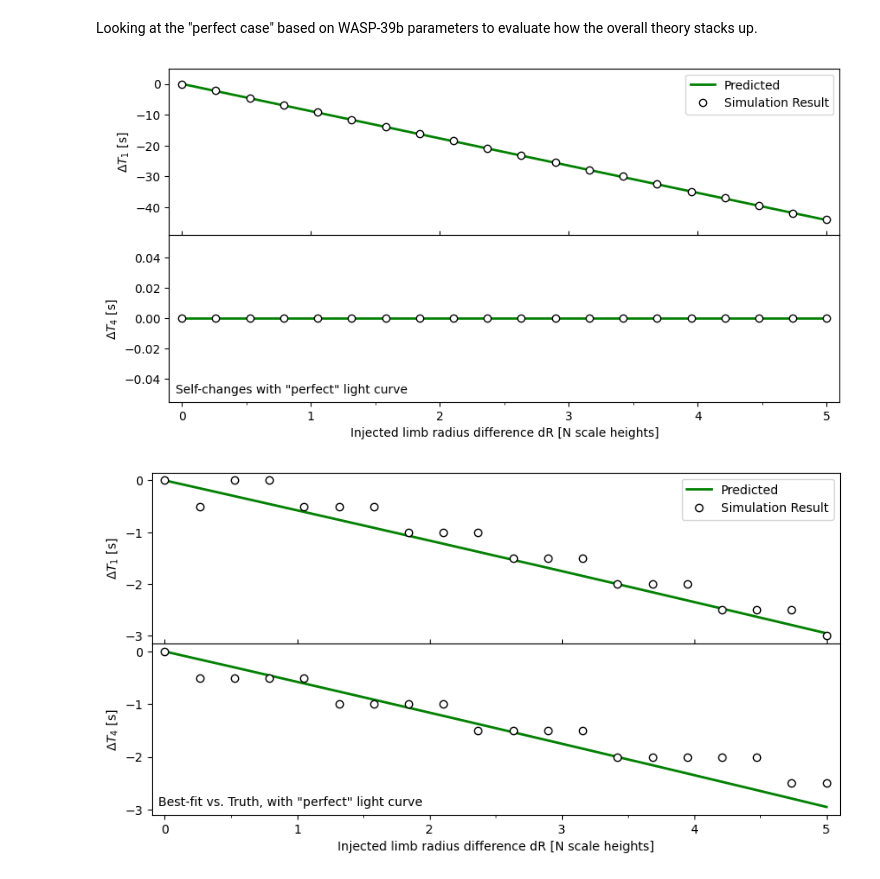
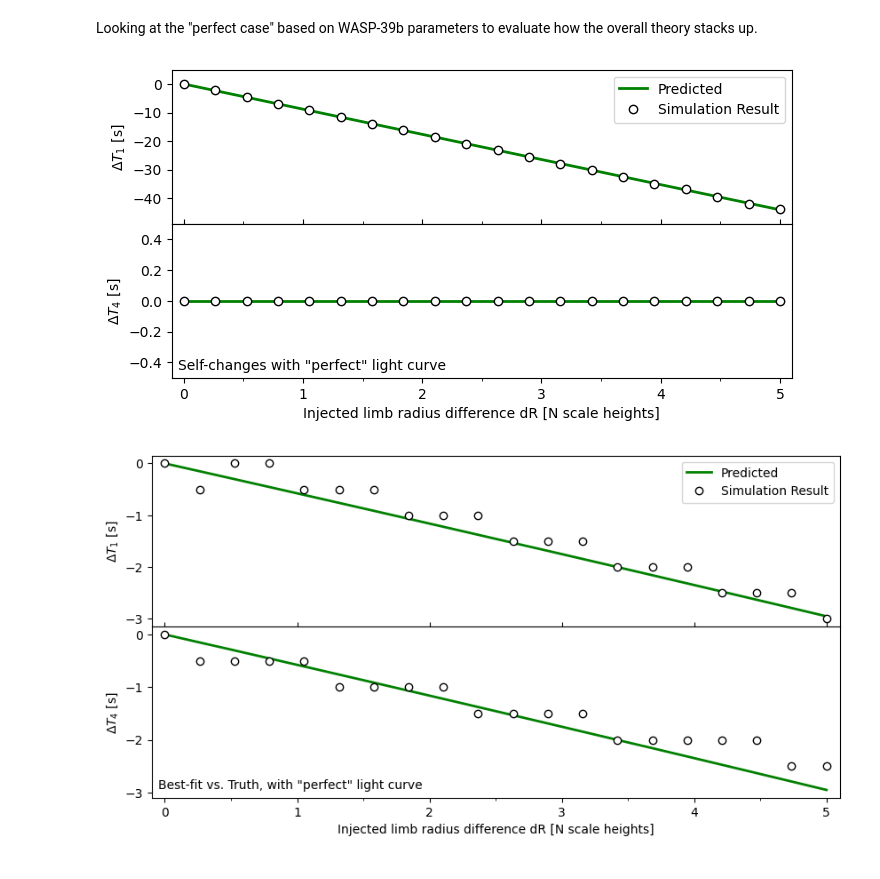
Before and after one commit to mm-murphy/MimickingAsymmetries, a Jupyter notebook: Compare Numerical to Analytic - Perfect Obs.ipynb, the cells around one changed output. Saved outputs shown, nothing was run; the diff lists cells and outputs as text; code cells hidden in the pictures.

```diff
--- a/Compare Numerical to Analytic - Perfect Obs.ipynb
+++ b/Compare Numerical to Analytic - Perfect Obs.ipynb
@@ -180,32 +182,33 @@ dT4_bf_from_true = (T4_frombfLCs - T4_fromtrueLCs) # [day]
 # %%
 # plot these changes
 # note these are NOT changes in T1, T4 btwn. asym-limb planet and the equivalent planet
 # these are changes in T1, T4 just for the asym-limb planet w.r.t. the starting case as the asymmetry increases
-fig, ax = plt.subplots(figsize=(10,5), nrows=2, sharex=True)
+fig, ax = plt.subplots(figsize=(8,4), nrows=2, sharex=True)
 #fig.suptitle('Self-changes in contact time of asymmetric-limb planet w.r.t. initial condition', y=0.93)
 plt.subplots_adjust(hspace=0.)
 ax[0].plot(w39_Nvals, -w39_predicted_dT1self_vals_sec, c='green', ls='solid', lw=2, label='Predicted')
 ax[0].plot(w39_Nvals, dT1_fromtrueLCs*day_to_second, marker='o', ls='None', mec='black', mfc='white', label='Simulation Result')
 ax[0].set_ylabel('$\Delta T_1$ [s]')
 ax[0].legend(loc='upper right')
-ax[0].tick_params(axis='x', direction='in')
+ax[0].tick_params(axis='x', direction='in', which='both')
 ax[0].xaxis.set_major_locator(MultipleLocator(1))
 ax[0].xaxis.set_minor_locator(MultipleLocator(0.5))
+ax[0].yaxis.set_major_locator(MultipleLocator(10))
 ax[0].set(ylim=(-49,5))
 
 ax[1].plot(w39_Nvals, -w39_predicted_dT4self_vals_sec, c='green', ls='solid', lw=2)
 ax[1].plot(w39_Nvals, dT4_fromtrueLCs*day_to_second, marker='o', ls='None', mec='black', mfc='white')
 ax[1].set_ylabel('$\Delta T_4$ [s]')
 ax[1].set_xlabel('Injected limb radius difference dR [N scale heights]')
 ax[1].xaxis.set_major_locator(MultipleLocator(1))
 ax[1].xaxis.set_minor_locator(MultipleLocator(0.5))
-ax[1].set(xlim=(-0.1,5.1))
+ax[1].set(xlim=(-0.1,5.1), ylim=(-0.5, 0.5))
 ax[1].text(0.01, 0.05, 'Self-changes with "perfect" light curve', transform=ax[1].transAxes)
 plt.savefig('./paper_figures/perfectLC_selfchanges_T1andT4.png', bbox_inches='tight', dpi=400)
 plt.savefig('./paper_figures/perfectLC_selfchanges_T1andT4.pdf', bbox_inches='tight', dpi=400, format='pdf')
 plt.show()
 # %% [output]
-[figure, old version]
+[figure, new version]
 # %%
 ## -- note the following is to be compared to analytical prediction of the extra-area comp.
 #  results with a shifted tc, not the same tc as the true asym-limb model
```
Also changed, not shown: parts of 1 cell of this notebook, 7 other files.
